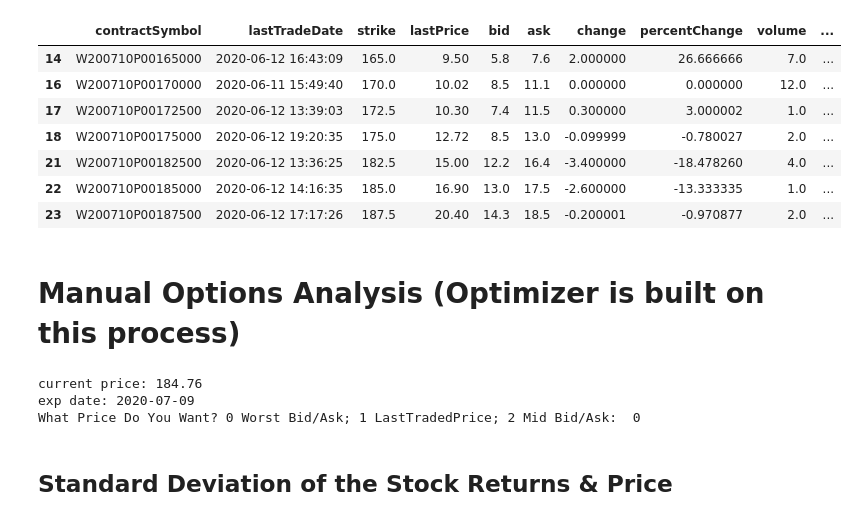
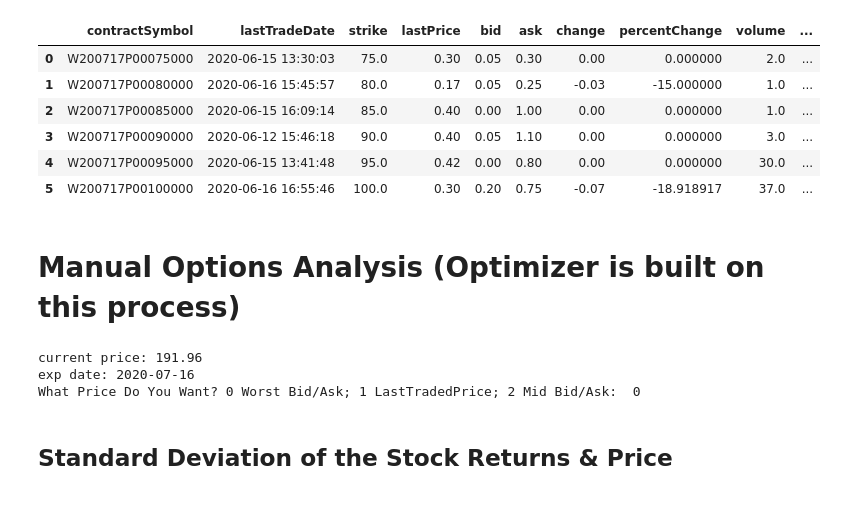
Before and after one commit to campbefs/options_optimizer, a Jupyter notebook: Option Excel model V9.ipynb, the cells around one changed output. Saved outputs shown, nothing was run; the diff lists cells and outputs as text; code cells hidden in the pictures.

```diff
--- a/Option Excel model V9.ipynb
+++ b/Option Excel model V9.ipynb
@@ -93,21 +92,20 @@ exp date:  2020-07-09
 # %%
 # PUTS
 
 # Puts with min volume & interest
 puts = opt.puts[ (opt.puts['volume'] >= 0) & (opt.puts['openInterest'] >= 0) ]   # vol 15 op 50
-
+puts.head(6)
 #
-inmoneyput = len(puts[puts['inTheMoney']==False])
-puts.iloc[inmoneyput-5:inmoneyput+2]
+#inmoneyput = len(puts[puts['inTheMoney']==False])
+#puts.iloc[inmoneyput-5:inmoneyput+2]
 # %% [output]
 |  | contractSymbol | lastTradeDate | strike | lastPrice | bid | ask | change | percentChange | volume | ... |
-| 14 | W200710P00165000 | 2020-06-12 16:43:09 | 165.0 | 9.50 | 5.8 | 7.6 | 2.000000 | 26.666666 | 7.0 | ... |
-| 16 | W200710P00170000 | 2020-06-11 15:49:40 | 170.0 | 10.02 | 8.5 | 11.1 | 0.000000 | 0.000000 | 12.0 | ... |
-| 17 | W200710P00172500 | 2020-06-12 13:39:03 | 172.5 | 10.30 | 7.4 | 11.5 | 0.300000 | 3.000002 | 1.0 | ... |
-| 18 | W200710P00175000 | 2020-06-12 19:20:35 | 175.0 | 12.72 | 8.5 | 13.0 | -0.099999 | -0.780027 | 2.0 | ... |
-| 21 | W200710P00182500 | 2020-06-12 13:36:25 | 182.5 | 15.00 | 12.2 | 16.4 | -3.400000 | -18.478260 | 4.0 | ... |
-| 22 | W200710P00185000 | 2020-06-12 14:16:35 | 185.0 | 16.90 | 13.0 | 17.5 | -2.600000 | -13.333335 | 1.0 | ... |
-| 23 | W200710P00187500 | 2020-06-12 17:17:26 | 187.5 | 20.40 | 14.3 | 18.5 | -0.200001 | -0.970877 | 2.0 | ... |
+| 0 | W200717P00075000 | 2020-06-15 13:30:03 | 75.0 | 0.30 | 0.05 | 0.30 | 0.00 | 0.000000 | 2.0 | ... |
+| 1 | W200717P00080000 | 2020-06-16 15:45:57 | 80.0 | 0.17 | 0.05 | 0.25 | -0.03 | -15.000000 | 1.0 | ... |
+| 2 | W200717P00085000 | 2020-06-15 16:09:14 | 85.0 | 0.40 | 0.00 | 1.00 | 0.00 | 0.000000 | 1.0 | ... |
+| 3 | W200717P00090000 | 2020-06-12 15:46:18 | 90.0 | 0.40 | 0.05 | 1.10 | 0.00 | 0.000000 | 3.0 | ... |
+| 4 | W200717P00095000 | 2020-06-15 13:41:48 | 95.0 | 0.42 | 0.00 | 0.80 | 0.00 | 0.000000 | 30.0 | ... |
+| 5 | W200717P00100000 | 2020-06-16 16:55:46 | 100.0 | 0.30 | 0.20 | 0.75 | -0.07 | -18.918917 | 37.0 | ... |
 # %% [markdown]
 
 # Manual Options Analysis (Optimizer is built on this process)
@@ -118,10 +116,10 @@ exp_date = exp_date
 #exp_date = stock.options[4]  # grabbing the option end date 1 month out
 
 # CALL AND PUT INPUTS -- FLOATS ONLY -- input None if no option -> e.g. sell_call = None
-buy_call_strike =  180 # 315.0
-buy_put_strike = 170 # 315.0
-sell_call_strike = 190 #317.5 # 325.0
-sell_put_strike = 160 # 305.0 # = None
+buy_call_strike =  200 # 315.0
+buy_put_strike = 180 # 315.0
+sell_call_strike = 210 #317.5 # 325.0
+sell_put_strike = 170 # 305.0 # = None
 
 opt_strikes = [buy_call_strike, buy_put_strike, sell_call_strike, sell_put_strike]
 
@@ -130,7 +128,7 @@ opt_strikes = [buy_call_strike, buy_put_strike, sell_call_strike, sell_put_strik
 current_price = hist_data['Close'].tail(1)[0]
 
 # Price percent range to look at
-perc_range, increments = .40, .02
+perc_range, increments = .6, .02
 
 print('current price: '+str(current_price))
 print('exp date: '+str(exp_date))
@@ -140,8 +138,8 @@ print('exp date: '+str(exp_date))
 
 live = input('What Price Do You Want? 0 Worst Bid/Ask; 1 LastTradedPrice; 2 Mid Bid/Ask:  ')
 # %% [output]
-current price: 184.76
-exp date: 2020-07-09
+current price: 191.96
+exp date: 2020-07-16
 What Price Do You Want? 0 Worst Bid/Ask; 1 LastTradedPrice; 2 Mid Bid/Ask:  0
 # %% [markdown]
 ## Standard Deviation of the Stock Returns & Price
```
Also changed, not shown: parts of 22 cells of this notebook.
